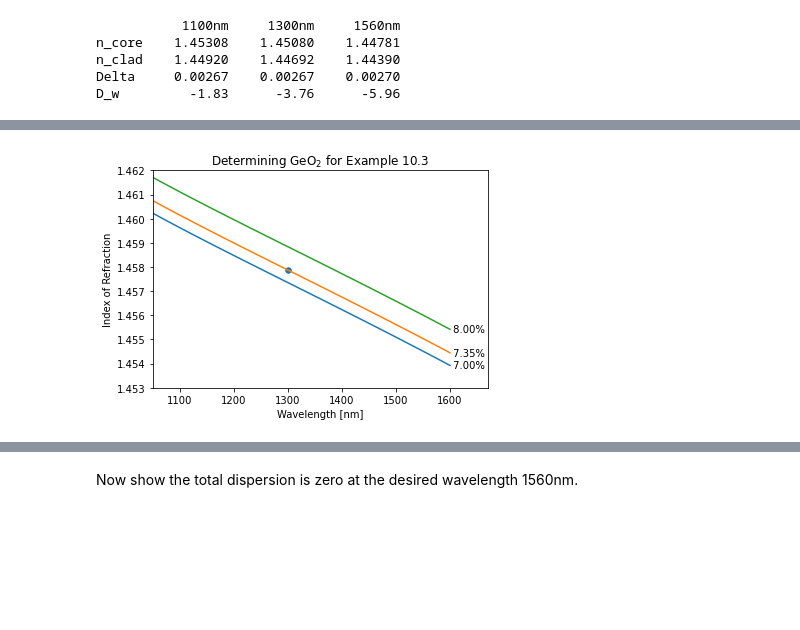
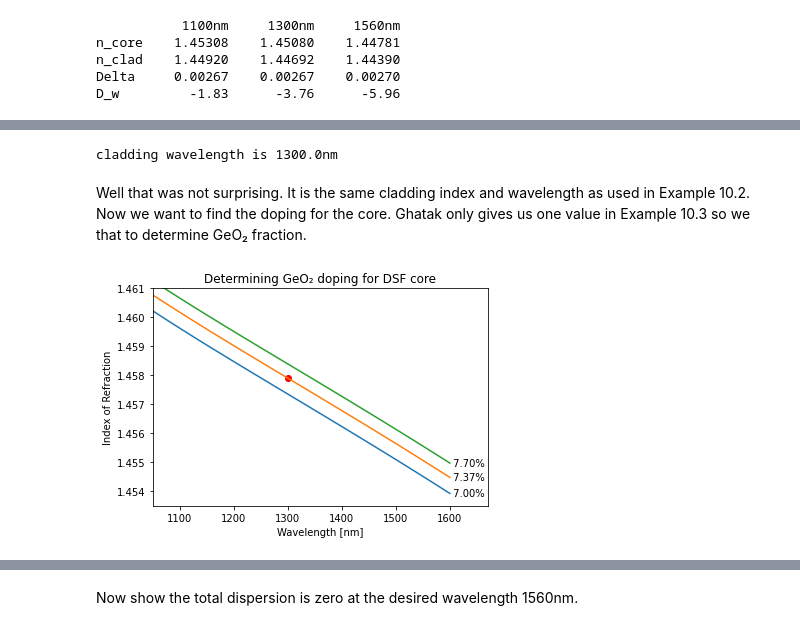
Before and after one commit to scottprahl/ofiber, a Jupyter notebook: docs/5-Dispersion.ipynb, the cells around one changed output, grey strips where cells are left out. Cells and saved outputs as stored; diff of their text form; code cells hidden in the pictures; blank space fills up the shorter version.

```diff
--- a/docs/5-Dispersion.ipynb
+++ b/docs/5-Dispersion.ipynb
@@ -210,21 +227,21 @@ Zero dispersion slope is 0.081 ps/(km nm**2)
 
 First, we replicate the results in Ghatak example 10.2
 # %%
-a=4.1e-6                                 # [m]
-lambda0=np.array([1100,1300,1560])*1e-9  # [m]
+r_core =4.1e-6                                 # [m]
+λ=np.array([1100,1300,1560])*1e-9  # [m]
 
-ncore = of.n(core,lambda0)
-nclad = of.n(clad,lambda0)
+n_core = ofiber.n(core,λ)
+n_clad = ofiber.n(clad,λ)
 
-Delta = (ncore**2-nclad**2)/(2*ncore**2)
-dw = np.empty_like(lambda0)
+Delta = (n_core**2-n_clad**2)/(2*n_core**2)
+dw = np.empty_like(λ)
 
-for i in range(len(lambda0)):
-    dw[i] = of.Waveguide_Dispersion(ncore[i],nclad[i],a,lambda0[i])*1e6
+for i in range(len(λ)):
+    dw[i] = ofiber.Waveguide_Dispersion(n_core[i],n_clad[i],r_core,λ[i])*1e6
 
 print("           1100nm     1300nm     1560nm")
-print("n_core    %.5f    %.5f    %.5f"%(ncore[0],ncore[1],ncore[2]))
-print("n_clad    %.5f    %.5f    %.5f"%(nclad[0],nclad[1],nclad[2]))
+print("n_core    %.5f    %.5f    %.5f"%(n_core[0],n_core[1],n_core[2]))
+print("n_clad    %.5f    %.5f    %.5f"%(n_clad[0],n_clad[1],n_clad[2]))
 print("Delta     %.5f    %.5f    %.5f"%(Delta[0],Delta[1],Delta[2]))
 print("D_w         %.2f      %.2f      %.2f"%(dw[0],dw[1],dw[2]))
 # %% [output]
@@ -240,24 +259,34 @@ This follows example 10.3.  First we need to figure out the appropriate doping t
+# %%
+#what wavelength gives r_core cladding index of 1.446918 used in example 10.3
+λ = np.linspace(1.1,1.7,601)*1e-6   # m
+clad = ofiber.doped_glass(0.00)
+n_clad = ofiber.n(clad,λ)
+
+ii=np.argmin(abs(n_clad-1.446918))
+
+print("cladding wavelength is %.1fnm" % (λ[ii]*1e9))
+# %% [output]
+cladding wavelength is 1300.0nm
+# %% [markdown]
+Well that was not surprising.  It is the same cladding index and wavelength as used in Example 10.2.  Now we want to find the doping for the core.  Ghatak only gives us one value in Example 10.3 so we that to determine GeO₂ fraction.
 # %%
-# estimation of doping of core for Ghatak Example 10.3
+λ_pts=np.array([1300])*1e-9
+n_pts = np.array([1.457893])
+plt.plot(λ_pts*1e9, n_pts, 'or')
 
-lambda0=np.array([1300])*1e-9
-n = of.n(glass,lambda0)
-target = np.array([1.457893])
+# Plot too much, too little, and just the right amount of GeO₂
+λ0 = np.linspace(1000,1600,50)*1e-9
+for x in [0.070,0.0737,0.077]:
+    core = ofiber.doped_glass(x)
+    n_core = ofiber.n(core,λ0)
+    plt.plot(λ0*1e9,n_core)
+    plt.text(1600, n_core[-1], " %.2f%%"%(100*x), va='center')
 
-plt.scatter(lambda0*1e9,target,s=30)
-
-lambdas = np.linspace(1000,1600,50)*1e-9
-for x in [0.07,0.0735,0.08]:
-    glass = of.doped_glass(x)
-    n = of.n(glass,lambdas)
-    plt.plot(lambdas*1e9,n)
-    plt.annotate(" %.2f%%"%(100*x),xy=(1600,n[-1]),va='center')
-
-plt.ylim(1.453,1.462)
+plt.ylim(1.4535,1.461)
 plt.xlabel('Wavelength [nm]')
 plt.ylabel('Index of Refraction')
 plt.xlim(1050,1670)
-plt.title('Determining GeO$_2$ for Example 10.3')
+plt.title('Determining GeO₂ doping for DSF core')
 plt.show()
 # %% [output]
-[figure, old version]
+[figure, new version]
```
Also changed, not shown: parts of 29 cells of this notebook, 6 other files.
